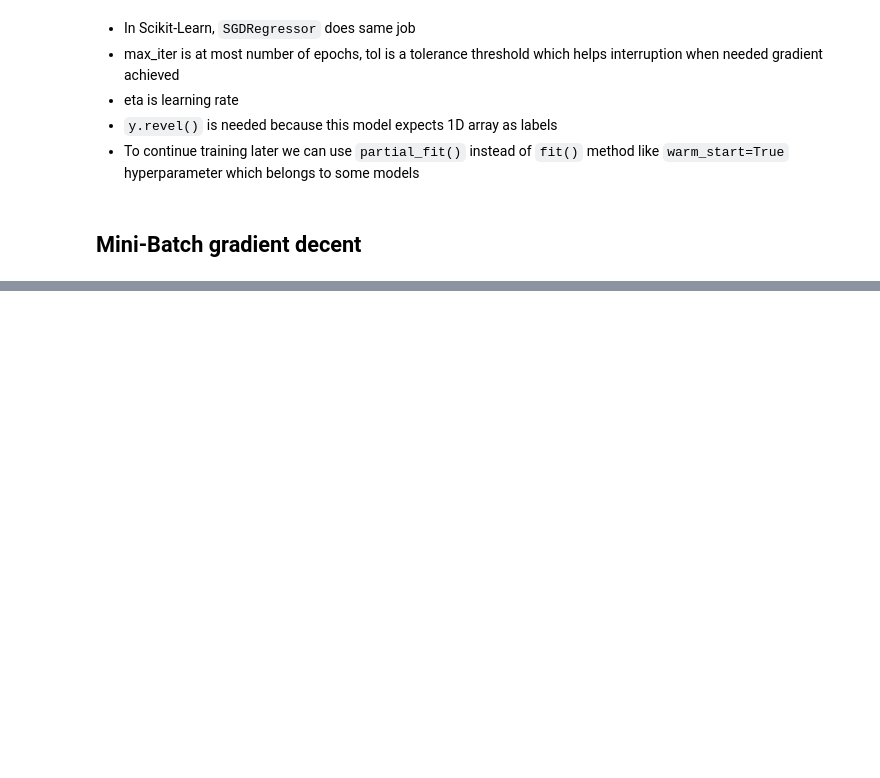
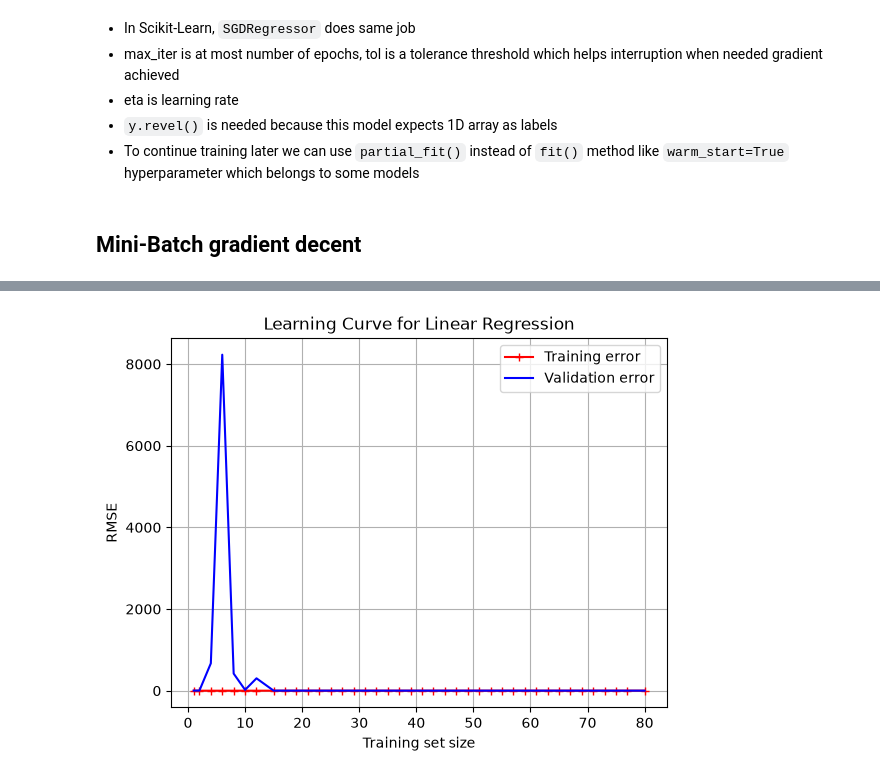
Before and after one commit to yusufjonc07/ML, a Jupyter notebook: experiments/TrainingModels.ipynb, the cells around one changed output, grey strips where cells are left out. Saved outputs shown, nothing was run; the diff lists cells and outputs as text; code cells hidden in the pictures; blank space fills up the shorter version.

```diff
--- a/experiments/TrainingModels.ipynb
+++ b/experiments/TrainingModels.ipynb
@@ -180,0 +280,6 @@ SGDRegressor(eta0=0.1, penalty=None, random_state=42)
+# %%
+model = make_pipeline(PolynomialFeatures(degree=10, include_bias=False), LinearRegression())
+plot_lc(model, X, y)
+plt.show()
+# %% [output]
+[figure, added]
```
Also changed, not shown: parts of 10 cells of this notebook.
